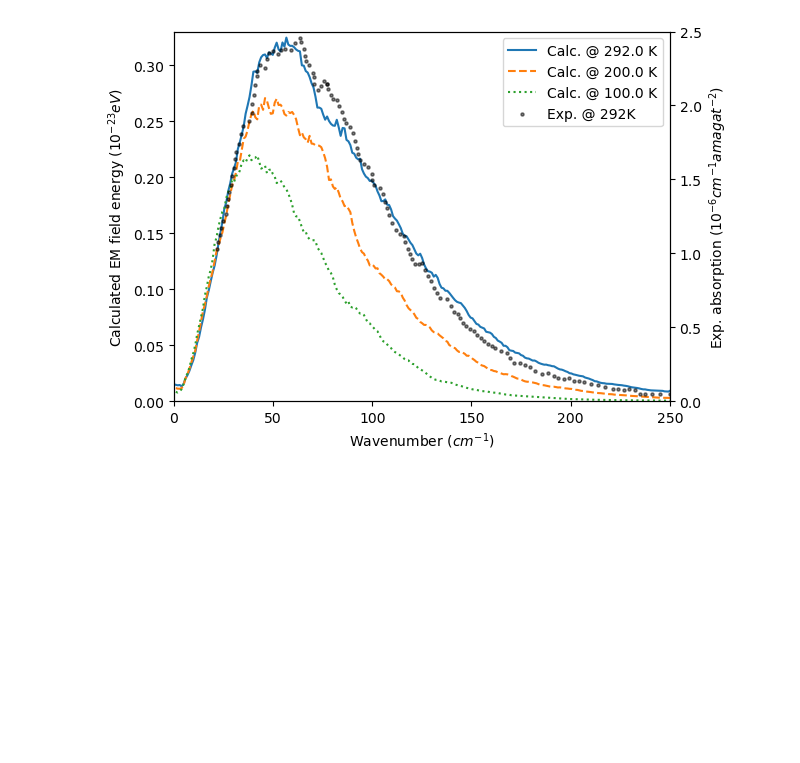
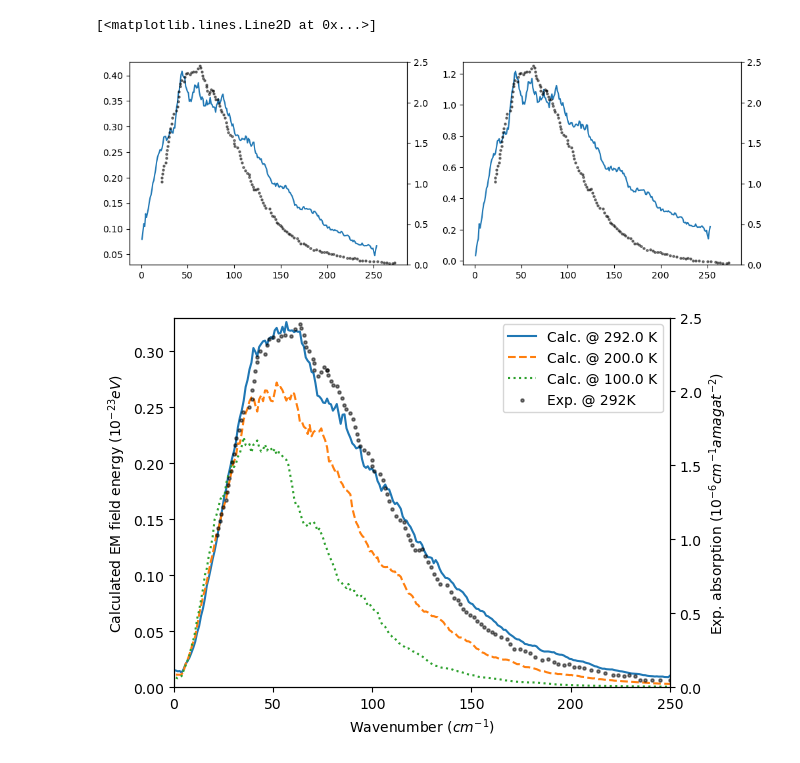
Before and after one commit to RibeiroGroup/Molecular-Dynamics-for-CIS, a Jupyter notebook: src/analyze_monte_carlo.ipynb, the cells around one changed output. Saved outputs shown, nothing was run; the diff lists cells and outputs as text; code cells hidden in the pictures; blank space fills up the shorter version.

```diff
--- a/src/analyze_monte_carlo.ipynb
+++ b/src/analyze_monte_carlo.ipynb
@@ -38,7 +38,7 @@ linestyle_list = ["solid", "dashed", "dotted","dashdot"]
 scatter_list = ["o", "^","v"]
 
 ROOT = os.path.expanduser('~/OneDrive - Emory/Research Data/mm_polariton/pickle_jar/')
-ROOT2 = 'pickle_jar/'# ROOT #
+ROOT2 = ROOT # 'pickle_jar/'#
 
 # define lists of temperature
 temperature_list = ['292.0', '200.0', '100.0']
@@ -142,6 +142,65 @@ def getall_colliding_time(result_dict_path, limit = None):
         n_pickle += 1
 
     return all_colliding_time
+# %%
+fig,ax = plt.subplots(1,2, figsize = (12,4))
+
+directory_dict = categorizing_pickle('pickle_jar/cavity-292.0_256_292292-boltzmann_0_0-c_Lxy-microz', '')
+
+for i in range(2):
+    tax = ax[i].twinx()
+    exp_data = pd.read_csv('data/plot-data.csv')
+    tax.scatter(
+        exp_data.loc[:,'x'],
+        exp_data.loc[:,' y'],
+        s = 5, alpha = 0.5, c = 'black',
+        label = 'Exp. @ 292K' if i == 0 else None
+    )
+    tax.set_ylim(-0.00,2.5)
+
+rad_profile = []
+rad_profile1 = []
+for _, (j, path) in enumerate(directory_dict.items()):
+
+    with open(path, 'rb') as handle:
+        freefield_result_dict = pickle.load(handle)
+
+    #print(j, np.sum(freefield_result_dict['field'].history['energy'][-1]))
+
+    omega_profile, r = spectra_utils.field_spectra(
+        freefield_result_dict,
+        convert_function = {
+            'energy': red.convert_energy,
+            'wavenumber':red.convert_wavenumber},
+        mode = 'std'
+    )
+    rad_profile.append(r)
+
+    omega_profile, r1 = spectra_utils.field_spectra(
+        freefield_result_dict,
+        convert_function = {
+            'energy': red.convert_energy,
+            'wavenumber':red.convert_wavenumber},
+        mode = 'abs'
+    )
+    rad_profile1.append(r1)
+
+    del freefield_result_dict
+
+rad_profile = np.mean(rad_profile, axis = 0)
+rad_profile *= 1e3
+o, f = moving_average(omega_profile, rad_profile, w = 10)
+ax[0].plot(o, f, label = "std")
+
+#ax[0].set_ylim(0.05,0.43)
+
+rad_profile1 = np.mean(rad_profile1, axis = 0)
+rad_profile1 *= 1e3
+o, f = moving_average(omega_profile, rad_profile1, w = 10)
+ax[1].plot(o, f, label = "abs")
+# %% [output]
+[<matplotlib.lines.Line2D at 0x...>]
+[figure, added]
 # %%
 ## from copy import deepcopy
 
@@ -203,7 +262,7 @@ ax.set_xlabel(r"Wavenumber $(cm^{-1})$")
 
 fig.savefig(fig_root + "free_spectrum.jpeg",dpi = 600, bbox_inches = 'tight')
 # %% [output]
-[figure, old version]
+[figure, new version]
 # %%
 for i, (temp, cavityfield_result_path) in enumerate(CAVITYFIELD_RESULT_768b_DICT.items()):
     print(temp)
```
Also changed, not shown: parts of 7 cells of this notebook, 8 other files.
